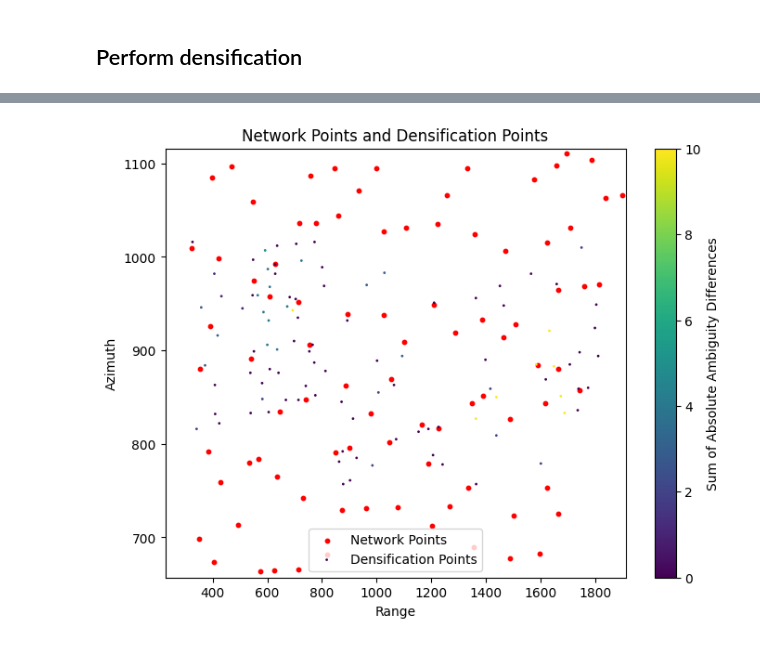
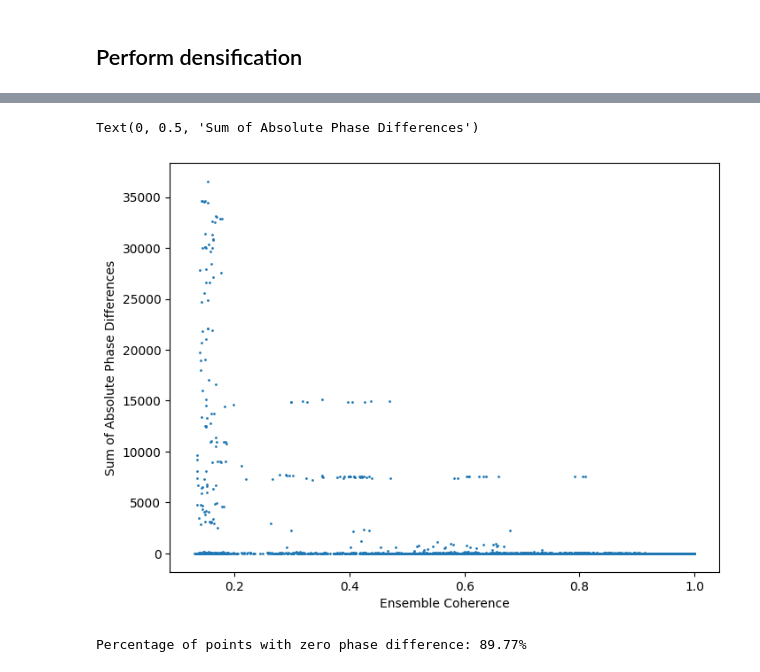
Before and after one commit to MotionbyLearning/example_scripts, a Jupyter notebook: densification/debug_densification_matlab_benchmark.ipynb, the cells around one changed output, grey strips where cells are left out. Drawn from its saved outputs; the diff is of its cells as text; code cells hidden in the pictures.

```diff
--- a/densification/debug_densification_matlab_benchmark.ipynb
+++ b/densification/debug_densification_matlab_benchmark.ipynb
@@ -236,32 +282,18 @@ for ax, data, title in zip(axes, [phase_unw_python, phase_unw_matlab, phase_diff
-# %%
-# Plot network points with densification points
-plt.figure(figsize=(8, 6))
-plt.scatter(
-    stm_network_pnt["range"],
-    stm_network_pnt["azimuth"],
-    c="red",
-    label="Network Points",
-    s=10,
-)
-plt.scatter(
-    stm_densification["range"],
-    stm_densification["azimuth"],
-    c=np.abs(amb_diff.values).sum(axis=1),
-    label="Densification Points",
-    s=1,
-)
-
-# zoom in to stm_densification
-plt.xlim(stm_densification["range"].min()-100, stm_densification["range"].max()+100)
-plt.ylim(stm_densification["azimuth"].min()-100, stm_densification["azimuth"].max()+100)
-
-plt.xlabel("Range")
-plt.ylabel("Azimuth")
-plt.title("Network Points and Densification Points")
-plt.legend()
-plt.colorbar(label='Sum of Absolute Ambiguity Differences')
-
-# limit color scale to 100
-plt.clim(0, 10)
-# %% [output]
-[figure, removed]
+# %%
+# Study differences vs enscoh
+ens_coh = data_output_full['ps_ens_coh_final'][n_skip_network_pnts:] #
+phase_diff_sum = np.nansum(np.abs(phase_diff.values), axis=1)
+
+plt.figure(figsize=(8,6))
+plt.plot(ens_coh, phase_diff_sum, '.', markersize=2)
+plt.xlabel('Ensemble Coherence')
+plt.ylabel('Sum of Absolute Phase Differences')
+# %% [output]
+Text(0, 0.5, 'Sum of Absolute Phase Differences')
+[figure, added]
+# %%
+# Get the percentage of points with phase difference with 0
+percent_zero_diff = np.sum(phase_diff_sum == 0) / phase_diff_sum.shape[0] * 100
+print(f'Percentage of points with zero phase difference: {percent_zero_diff:.2f}%')
+# %% [output]
+Percentage of points with zero phase difference: 89.77%
```
Also changed, not shown: parts of 13 cells of this notebook.
